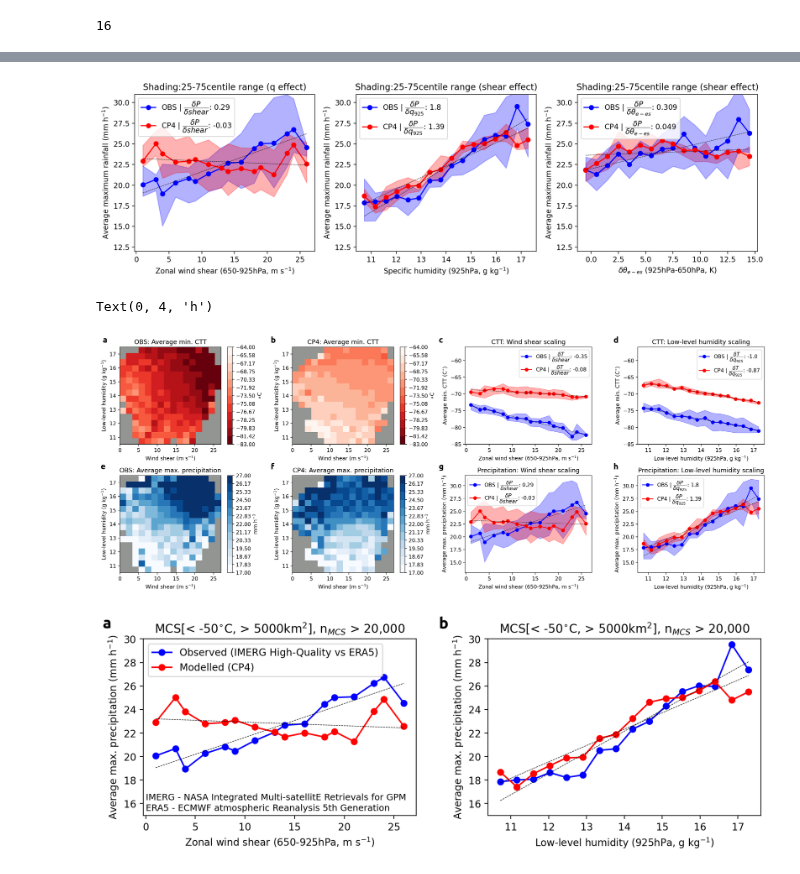
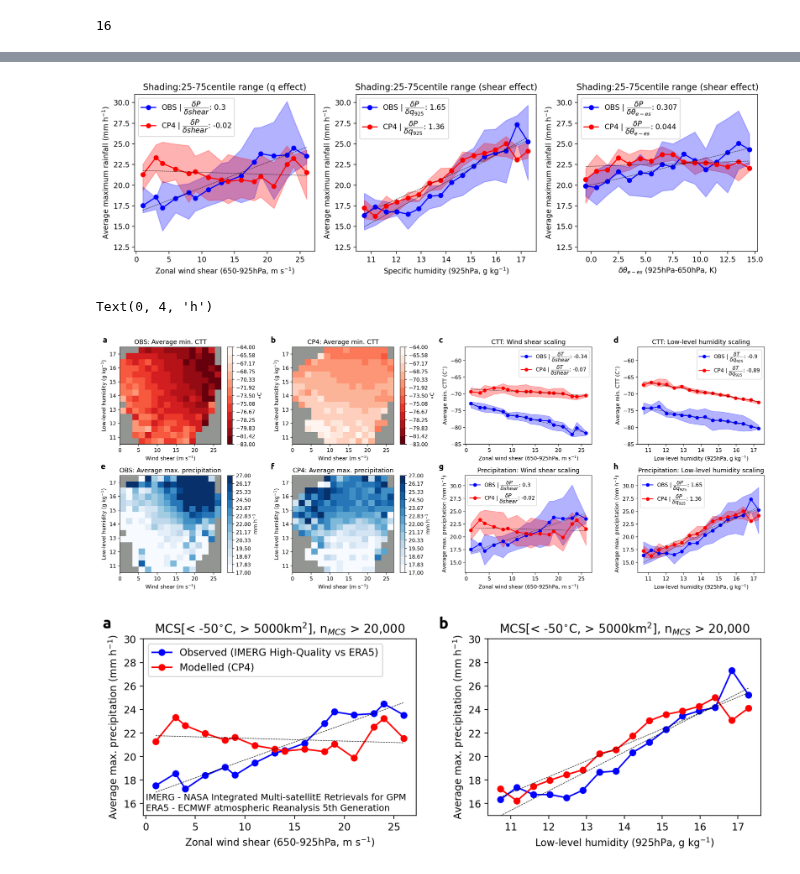
Before and after one commit to cornkle/proj_CEH, a Jupyter notebook: notebooks/ENDGAME_scatter_fig3_mergedmonth-OBSONLY-WITHMODEL_SAHEL-sameAxes_BAMSplot.ipynb, the cells around one changed output, grey strips where cells are left out. Drawn from its saved outputs; the diff is of its cells as text; code cells hidden in the pictures.

```diff
--- a/notebooks/ENDGAME_scatter_fig3_mergedmonth-OBSONLY-WITHMODEL_SAHEL-sameAxes_BAMSplot.ipynb
+++ b/notebooks/ENDGAME_scatter_fig3_mergedmonth-OBSONLY-WITHMODEL_SAHEL-sameAxes_BAMSplot.ipynb
@@ -460,8 +460,8 @@ plt.title(str(np.round(r[0], decimals=2)))
 Text(0.5, 1.0, '0.76')
 [figure]
 # %%
-oposi = (obs_gpm.q925>=10) & (obs_gpm.shear>0) &  (obs_gpm.prcp>=8) & (obs_gpm.theta_e>=-40)# & ((obs_gpm.month>=9) | (obs_gpm.month<=5))   prcp >=5
-cposi = (obs_40.q925>=10) & (obs_40.shear>0) &  (obs_40.prcp>=8) & (np.isfinite(obs_40.q925)) & (np.isfinite(obs_40.shear)  & (obs_40.area>=258))
+oposi = (obs_gpm.q925>=10) & (obs_gpm.shear>0) &  (obs_gpm.prcp>=5) & (obs_gpm.theta_e>=-40)# & ((obs_gpm.month>=9) | (obs_gpm.month<=5))   prcp >=5
+cposi = (obs_40.q925>=10) & (obs_40.shear>0) &  (obs_40.prcp>=5) & (np.isfinite(obs_40.q925)) & (np.isfinite(obs_40.shear)  & (obs_40.area>=258))
 # %%
 obs = obs_gpm[oposi]
 cp4 = obs_40[cposi]
@@ -1227,7 +1227,7 @@ plt.legend(loc='upper left')
 plt.tight_layout()
 #f.savefig(cnst.network_data +'figs/CLOVER/OBS_CP4_lineplot_'+tag+'_15km_rain.png')
 # %% [output]
-[figure, old version]
+[figure, new version]
 # %%
 data = [tmin_dic_obs, tmin_dic_cp4,  prcp_dic_obs,prcp_dic_cp4]
 
@@ -1374,9 +1374,9 @@ plt.annotate(text[7], xy=(0.77, y2), xytext=(0, 4), xycoords=('figure fraction',
 #plt.savefig(cnst.network_data + 'figs/ENDGAME/OBS_CP4_2dHist_8x_'+tag+'_15km.png')
 # %% [output]
 Text(0, 4, 'h')
-[figure, old version]
+[figure, new version]
 # %%
-data = [tmin_dic_obs, tmin_dic_cp4,  prcp_dic_obs,prcp_dic_cp4]
+data = [prcp_dic_obs,prcp_dic_cp4]
 
     #from palettable.colorbrewer.qualitative import Blues_6, Reds_6_r
 
@@ -1413,31 +1413,31 @@ plt.title('MCS[< -50$^{\circ}$C, > 5000km$^{2}$], n$_{MCS}$ > 20,000')
 
 
 plt.ylim(15,30)
 #plt.ylim(15,33)
 #plt.legend(loc='upper left')
 
 
 plt.tight_layout()
 
 text = ['a', 'b', 'c', 'd', 'e', 'f', 'g', 'h']
 y1 = 0.91
 y2 = 0.47
 plt.annotate(text[0], xy=(0.01, y1), xytext=(0, 4), xycoords=('figure fraction', 'figure fraction'),
              textcoords='offset points', fontweight='bold', fontname='Ubuntu', fontsize=16)
 plt.annotate(text[1], xy=(0.51, y1), xytext=(0, 4), xycoords=('figure fraction', 'figure fraction'),
              textcoords='offset points', fontweight='bold', fontname='Ubuntu', fontsize=16)
 # plt.annotate(text[2], xy=(0.51, y1), xytext=(0, 4), xycoords=('figure fraction', 'figure fraction'),
 #              textcoords='offset points', fontweight='bold', fontname='Ubuntu', fontsize=16)
 # plt.annotate(text[3], xy=(0.77, y1), xytext=(0, 4), xycoords=('figure fraction', 'figure fraction'),
 #              textcoords='offset points', fontweight='bold', fontname='Ubuntu', fontsize=16)
 # plt.annotate(text[4], xy=(0.007, y2), xytext=(0, 4), xycoords=('figure fraction', 'figure fraction'),
 #              textcoords='offset points', fontweight='bold', fontname='Ubuntu', fontsize=16)
 # plt.annotate(text[5], xy=(0.26, y2), xytext=(0, 4), xycoords=('figure fraction', 'figure fraction'),
 #              textcoords='offset points', fontweight='bold', fontname='Ubuntu', fontsize=16)
 # plt.annotate(text[6], xy=(0.51, y2), xytext=(0, 4), xycoords=('figure fraction', 'figure fraction'),
 #              textcoords='offset points', fontweight='bold', fontname='Ubuntu', fontsize=16)
 # plt.annotate(text[7], xy=(0.77, y2), xytext=(0, 4), xycoords=('figure fraction', 'figure fraction'),
 #              textcoords='offset points', fontweight='bold', fontname='Ubuntu', fontsize=16)
 plt.savefig(cnst.network_data + 'figs/ENDGAME/OBS_CP4_2dHist_2x_MCSproposal_'+tag+'_15km.jpg')
 # %% [output]
-[figure, old version]
+[figure, new version]
```
Also changed, not shown: parts of 18 cells of this notebook, 20 other files.
